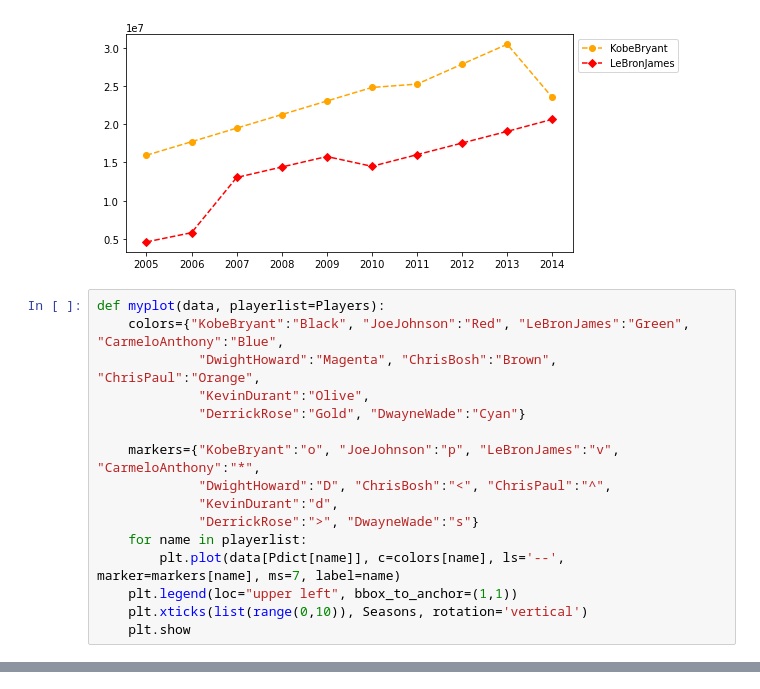
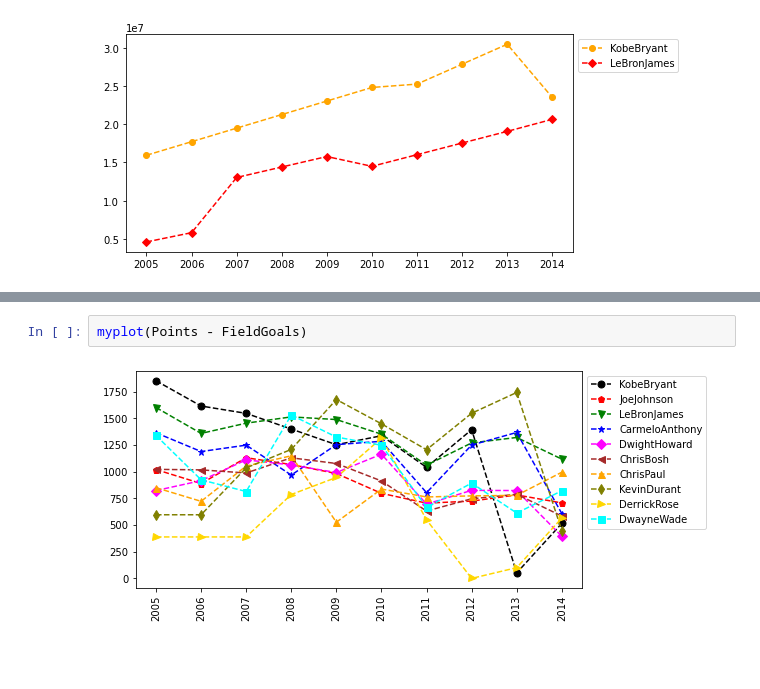
Before and after one commit to sancara/python-a-z, a Jupyter notebook: Exercises.ipynb, the cells around one changed output, grey strips where cells are left out. Drawn from its saved outputs; the diff is of its cells as text; blank space fills up the shorter version.

```diff
--- a/Exercises.ipynb
+++ b/Exercises.ipynb
@@ -313,19 +313,3 @@ plt.xticks(list(range(0,10)), Seasons, rotation='horizontal')
 plt.show()
 # %% [output]
 [figure]
-# %%
-def myplot(data, playerlist=Players):
-    colors={"KobeBryant":"Black", "JoeJohnson":"Red", "LeBronJames":"Green", "CarmeloAnthony":"Blue",
-             "DwightHoward":"Magenta", "ChrisBosh":"Brown", "ChrisPaul":"Orange",
-             "KevinDurant":"Olive",
-             "DerrickRose":"Gold", "DwayneWade":"Cyan"}
-
-    markers={"KobeBryant":"o", "JoeJohnson":"p", "LeBronJames":"v", "CarmeloAnthony":"*",
-             "DwightHoward":"D", "ChrisBosh":"<", "ChrisPaul":"^",
-             "KevinDurant":"d",
-             "DerrickRose":">", "DwayneWade":"s"}
-    for name in playerlist:
-        plt.plot(data[Pdict[name]], c=colors[name], ls='--', marker=markers[name], ms=7, label=name)
-    plt.legend(loc="upper left", bbox_to_anchor=(1,1))
-    plt.xticks(list(range(0,10)), Seasons, rotation='vertical')
-    plt.show
@@ -336,0 +338,4 @@ myplot(Games)
+# %%
+myplot(Points - FieldGoals)
+# %% [output]
+[figure, added]
```
Also changed, not shown: parts of 5 cells of this notebook.
